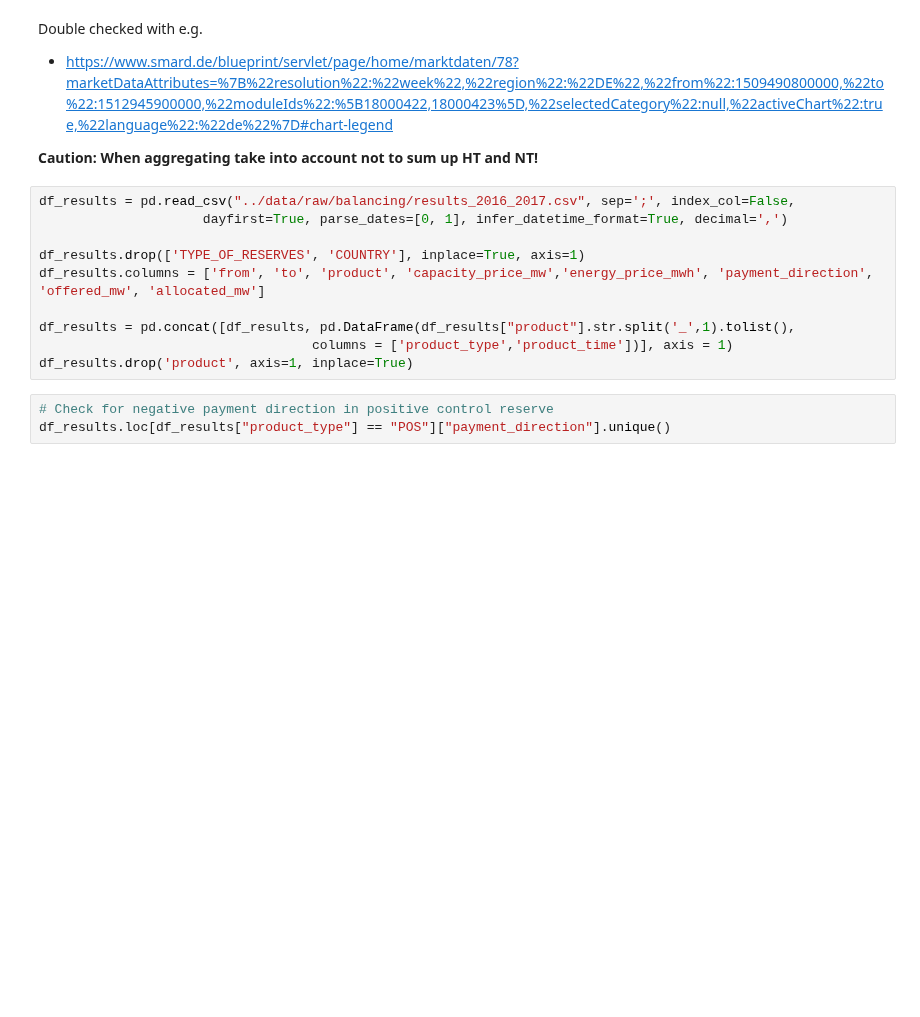
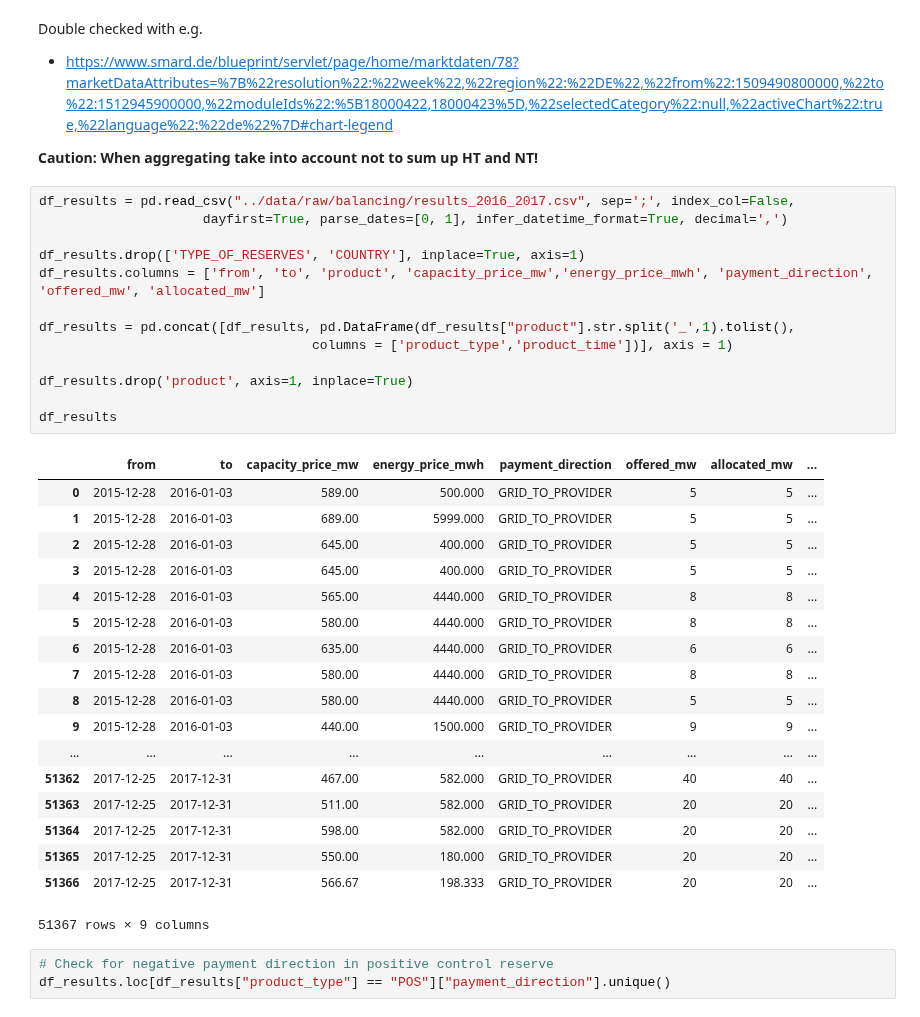
Before and after one commit to indyfree/FleetSim, a Jupyter notebook: notebooks/03-Electricity-Markets.ipynb, the cells around one changed output. Drawn from its saved outputs; the diff is of its cells as text; blank space fills up the shorter version.

```diff
--- a/notebooks/03-Electricity-Markets.ipynb
+++ b/notebooks/03-Electricity-Markets.ipynb
@@ -35,13 +55,35 @@ Double checked with e.g.
 # %%
 df_results = pd.read_csv("../data/raw/balancing/results_2016_2017.csv", sep=';', index_col=False,
                      dayfirst=True, parse_dates=[0, 1], infer_datetime_format=True, decimal=',')
 
 df_results.drop(['TYPE_OF_RESERVES', 'COUNTRY'], inplace=True, axis=1)
 df_results.columns = ['from', 'to', 'product', 'capacity_price_mw','energy_price_mwh', 'payment_direction', 'offered_mw', 'allocated_mw']
 
 df_results = pd.concat([df_results, pd.DataFrame(df_results["product"].str.split('_',1).tolist(),
                                    columns = ['product_type','product_time'])], axis = 1)
+
 df_results.drop('product', axis=1, inplace=True)
+
+df_results
+# %% [output]
+|  | from | to | capacity_price_mw | energy_price_mwh | payment_direction | offered_mw | allocated_mw | ... |
+| 0 | 2015-12-28 | 2016-01-03 | 589.00 | 500.000 | GRID_TO_PROVIDER | 5 | 5 | ... |
+| 1 | 2015-12-28 | 2016-01-03 | 689.00 | 5999.000 | GRID_TO_PROVIDER | 5 | 5 | ... |
+| 2 | 2015-12-28 | 2016-01-03 | 645.00 | 400.000 | GRID_TO_PROVIDER | 5 | 5 | ... |
+| 3 | 2015-12-28 | 2016-01-03 | 645.00 | 400.000 | GRID_TO_PROVIDER | 5 | 5 | ... |
+| 4 | 2015-12-28 | 2016-01-03 | 565.00 | 4440.000 | GRID_TO_PROVIDER | 8 | 8 | ... |
+| 5 | 2015-12-28 | 2016-01-03 | 580.00 | 4440.000 | GRID_TO_PROVIDER | 8 | 8 | ... |
+| 6 | 2015-12-28 | 2016-01-03 | 635.00 | 4440.000 | GRID_TO_PROVIDER | 6 | 6 | ... |
+| 7 | 2015-12-28 | 2016-01-03 | 580.00 | 4440.000 | GRID_TO_PROVIDER | 8 | 8 | ... |
+| 8 | 2015-12-28 | 2016-01-03 | 580.00 | 4440.000 | GRID_TO_PROVIDER | 5 | 5 | ... |
+| 9 | 2015-12-28 | 2016-01-03 | 440.00 | 1500.000 | GRID_TO_PROVIDER | 9 | 9 | ... |
+| ... | ... | ... | ... | ... | ... | ... | ... | ... |
+| 51362 | 2017-12-25 | 2017-12-31 | 467.00 | 582.000 | GRID_TO_PROVIDER | 40 | 40 | ... |
+| 51363 | 2017-12-25 | 2017-12-31 | 511.00 | 582.000 | GRID_TO_PROVIDER | 20 | 20 | ... |
+| 51364 | 2017-12-25 | 2017-12-31 | 598.00 | 582.000 | GRID_TO_PROVIDER | 20 | 20 | ... |
+| 51365 | 2017-12-25 | 2017-12-31 | 550.00 | 180.000 | GRID_TO_PROVIDER | 20 | 20 | ... |
+| 51366 | 2017-12-25 | 2017-12-31 | 566.67 | 198.333 | GRID_TO_PROVIDER | 20 | 20 | ... |
+51367 rows × 9 columns
 # %%
 # Check for negative payment direction in positive control reserve
 df_results.loc[df_results["product_type"] == "POS"]["payment_direction"].unique()
```
Also changed, not shown: parts of 4 cells of this notebook, 1 other file.
